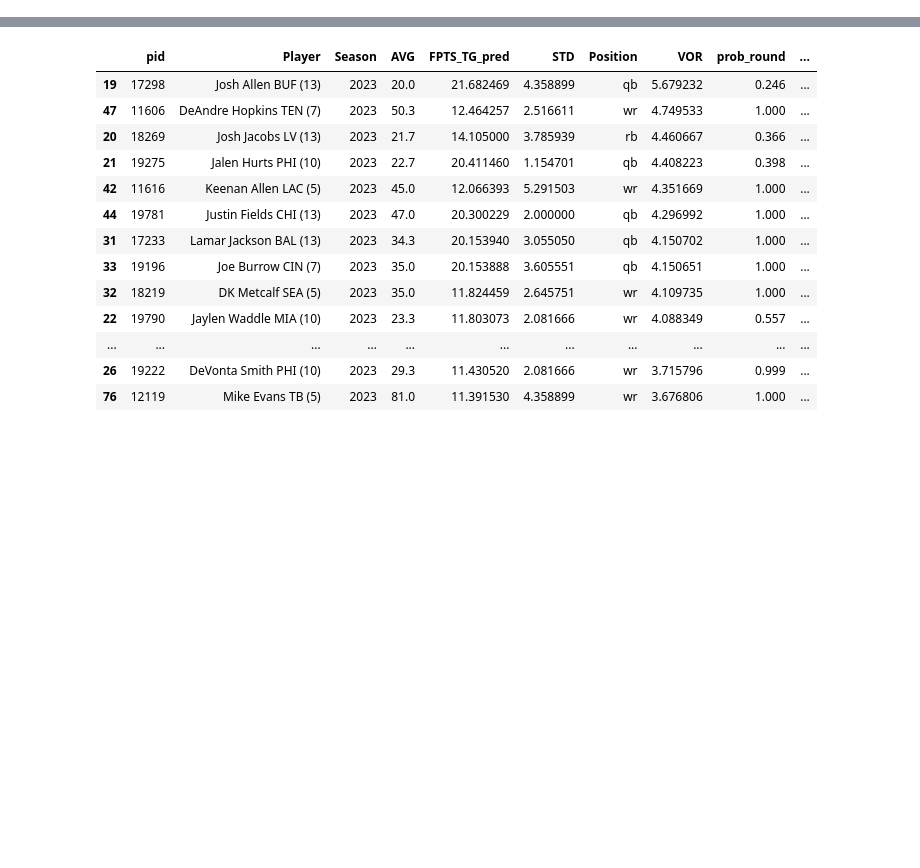
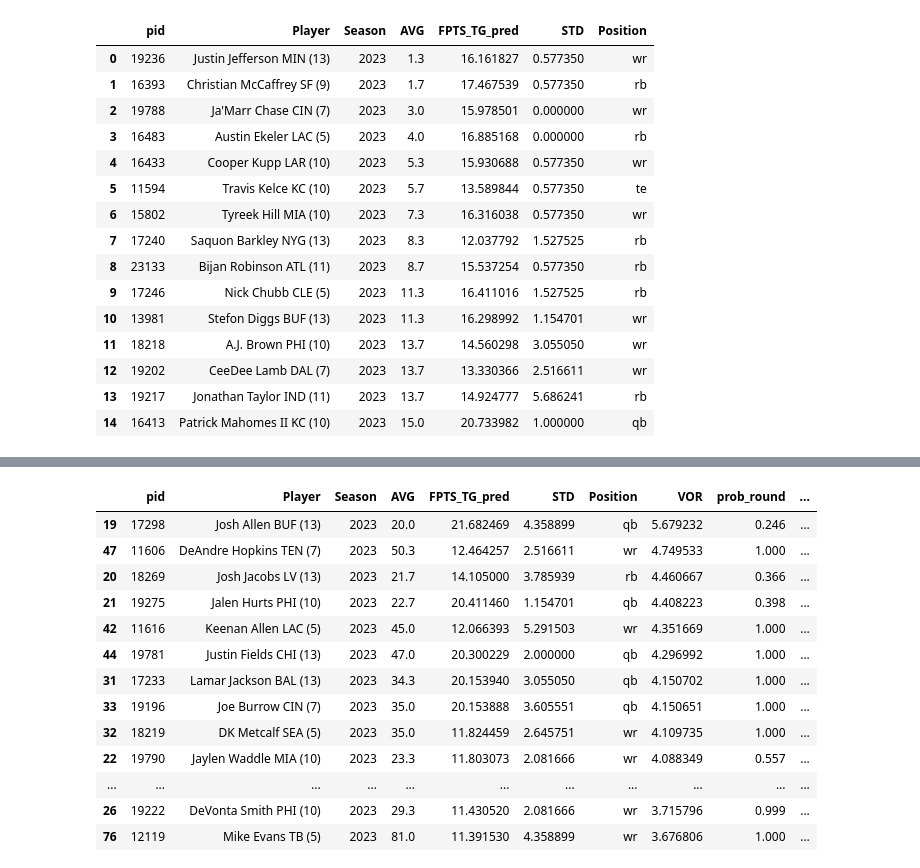
Before and after one commit to sslp23/ff_optimizer, a Jupyter notebook: Draft Model.ipynb, the cells around one changed output, grey strips where cells are left out. Cells and saved outputs as stored; diff of their text form; code cells hidden in the pictures; blank space fills up the shorter version.

```diff
--- a/Draft Model.ipynb
+++ b/Draft Model.ipynb
@@ -4,6 +4,25 @@ import scipy.stats
 import numpy as np
 # %%
 board = pd.read_csv("board.csv")
+# %%
+board.head(15)
+# %% [output]
+|  | pid | Player | Season | AVG | FPTS_TG_pred | STD | Position |
+| 0 | 19236 | Justin Jefferson MIN (13) | 2023 | 1.3 | 16.161827 | 0.577350 | wr |
+| 1 | 16393 | Christian McCaffrey SF (9) | 2023 | 1.7 | 17.467539 | 0.577350 | rb |
+| 2 | 19788 | Ja'Marr Chase CIN (7) | 2023 | 3.0 | 15.978501 | 0.000000 | wr |
+| 3 | 16483 | Austin Ekeler LAC (5) | 2023 | 4.0 | 16.885168 | 0.000000 | rb |
+| 4 | 16433 | Cooper Kupp LAR (10) | 2023 | 5.3 | 15.930688 | 0.577350 | wr |
+| 5 | 11594 | Travis Kelce KC (10) | 2023 | 5.7 | 13.589844 | 0.577350 | te |
+| 6 | 15802 | Tyreek Hill MIA (10) | 2023 | 7.3 | 16.316038 | 0.577350 | wr |
+| 7 | 17240 | Saquon Barkley NYG (13) | 2023 | 8.3 | 12.037792 | 1.527525 | rb |
+| 8 | 23133 | Bijan Robinson ATL (11) | 2023 | 8.7 | 15.537254 | 0.577350 | rb |
+| 9 | 17246 | Nick Chubb CLE (5) | 2023 | 11.3 | 16.411016 | 1.527525 | rb |
+| 10 | 13981 | Stefon Diggs BUF (13) | 2023 | 11.3 | 16.298992 | 1.154701 | wr |
+| 11 | 18218 | A.J. Brown PHI (10) | 2023 | 13.7 | 14.560298 | 3.055050 | wr |
+| 12 | 19202 | CeeDee Lamb DAL (7) | 2023 | 13.7 | 13.330366 | 2.516611 | wr |
+| 13 | 19217 | Jonathan Taylor IND (11) | 2023 | 13.7 | 14.924777 | 5.686241 | rb |
+| 14 | 16413 | Patrick Mahomes II KC (10) | 2023 | 15.0 | 20.733982 | 1.000000 | qb |
 # %%
 from IPython.display import display, HTML, clear_output
 # %%
```
Also changed, not shown: parts of 4 cells of this notebook, 2 other files.
